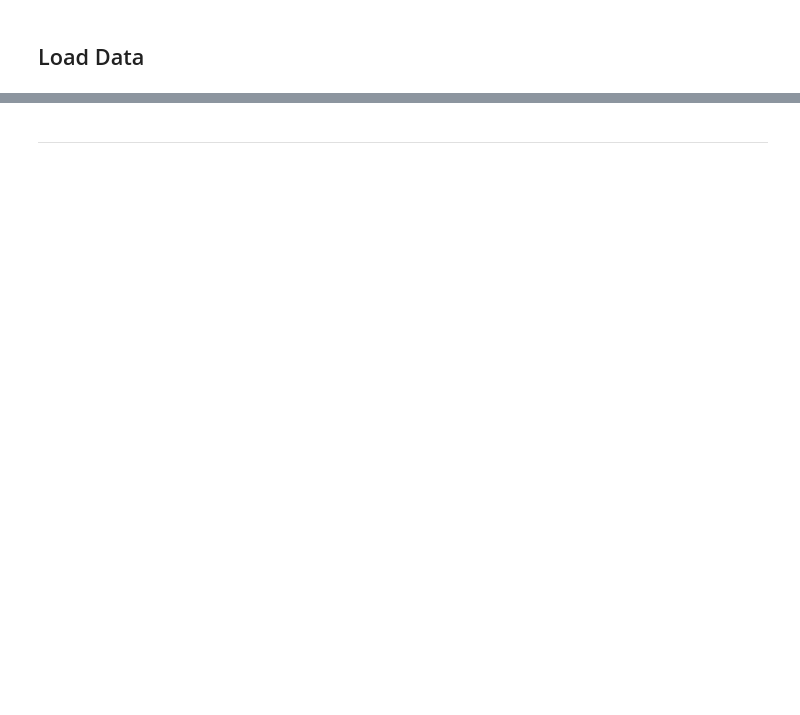
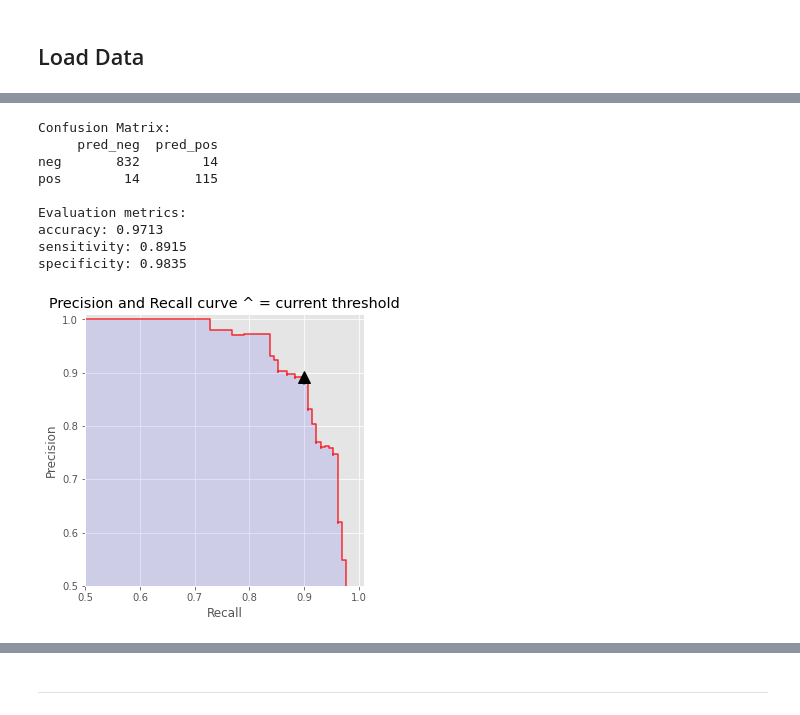
Before and after one commit to BigBangData/NaturalLanguageProcessing, a Jupyter notebook: TextAnalyticsWithR/10_RandomForests_1.ipynb, the cells around one changed output, grey strips where cells are left out. Saved outputs shown, nothing was run; the diff lists cells and outputs as text; code cells hidden in the pictures; blank space fills up the shorter version.

```diff
--- a/TextAnalyticsWithR/10_RandomForests_1.ipynb
+++ b/TextAnalyticsWithR/10_RandomForests_1.ipynb
@@ -271,0 +355,13 @@ sensitivity: 0.8760
+# %%
+precision_recall_threshold(p, r, thresholds, 0.30)
+# %% [output]
+Confusion Matrix:
+     pred_neg  pred_pos
+neg       832        14
+pos        14       115
+
+Evaluation metrics:
+accuracy: 0.9713
+sensitivity: 0.8915
+specificity: 0.9835
+[figure, added]
```
Also changed, not shown: parts of 58 cells of this notebook, 1 other file.
